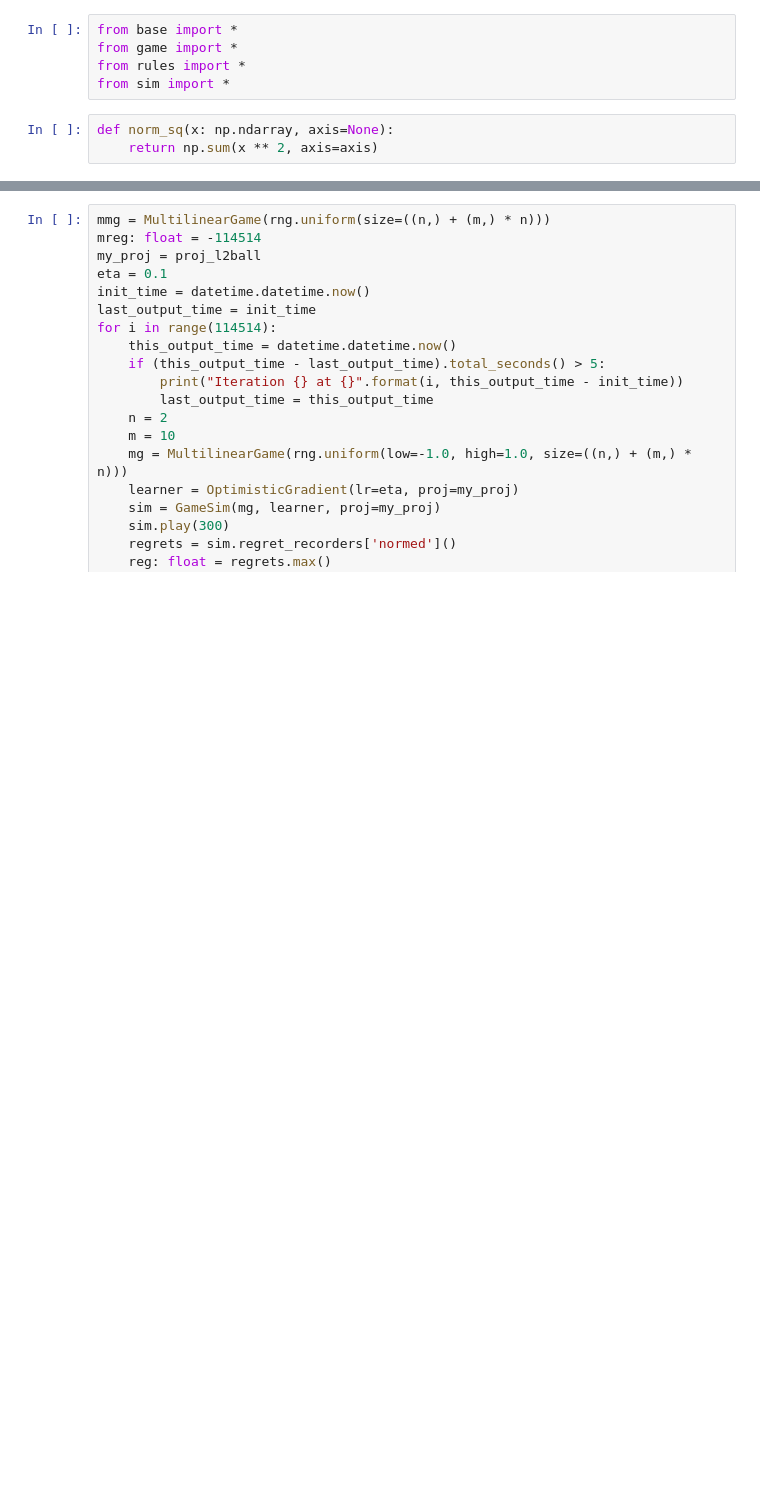
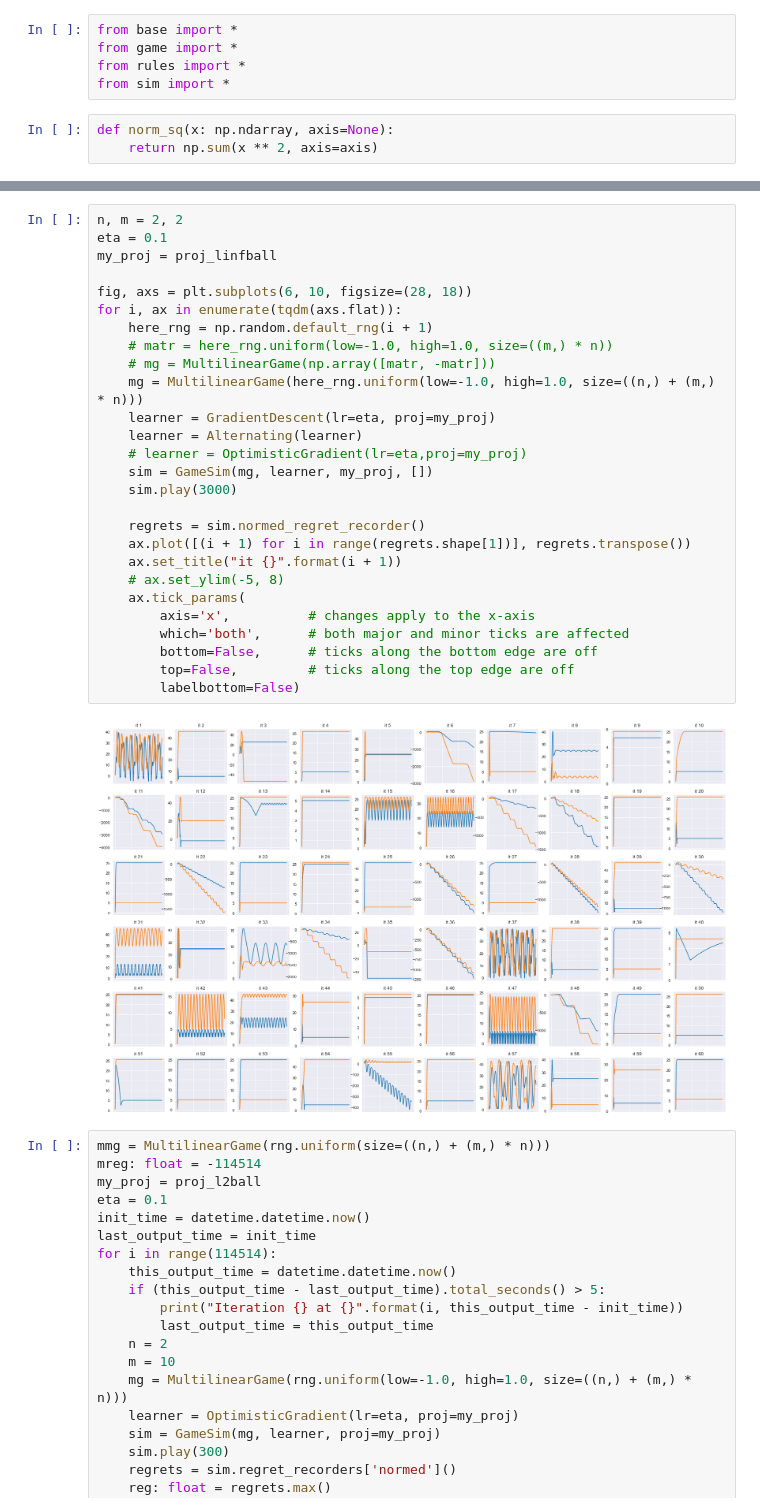
Before and after one commit to EtaoinWu/gamesim, a Jupyter notebook: experiment.ipynb, the cells around one changed output, grey strips where cells are left out. Cells and saved outputs as stored; diff of their text form; blank space fills up the shorter version.

```diff
--- a/experiment.ipynb
+++ b/experiment.ipynb
@@ -180,3 +232,32 @@ No artists with labels found to put in legend.  Note that artists whose label st
+# %%
+n, m = 2, 2
+eta = 0.1
+my_proj = proj_linfball
+
+fig, axs = plt.subplots(6, 10, figsize=(28, 18))
+for i, ax in enumerate(tqdm(axs.flat)):
+    here_rng = np.random.default_rng(i + 1)
+    # matr = here_rng.uniform(low=-1.0, high=1.0, size=((m,) * n))
+    # mg = MultilinearGame(np.array([matr, -matr]))
+    mg = MultilinearGame(here_rng.uniform(low=-1.0, high=1.0, size=((n,) + (m,) * n)))
+    learner = GradientDescent(lr=eta, proj=my_proj)
+    learner = Alternating(learner)
+    # learner = OptimisticGradient(lr=eta,proj=my_proj)
+    sim = GameSim(mg, learner, my_proj, [])
+    sim.play(3000)
+
+    regrets = sim.normed_regret_recorder()
+    ax.plot([(i + 1) for i in range(regrets.shape[1])], regrets.transpose())
+    ax.set_title("it {}".format(i + 1))
+    # ax.set_ylim(-5, 8)
+    ax.tick_params(
+        axis='x',          # changes apply to the x-axis
+        which='both',      # both major and minor ticks are affected
+        bottom=False,      # ticks along the bottom edge are off
+        top=False,         # ticks along the top edge are off
+        labelbottom=False)
+# %% [output]
+[figure, added]
 # %%
 mmg = MultilinearGame(rng.uniform(size=((n,) + (m,) * n)))
 mreg: float = -114514
```
Also changed, not shown: parts of 10 cells of this notebook.
